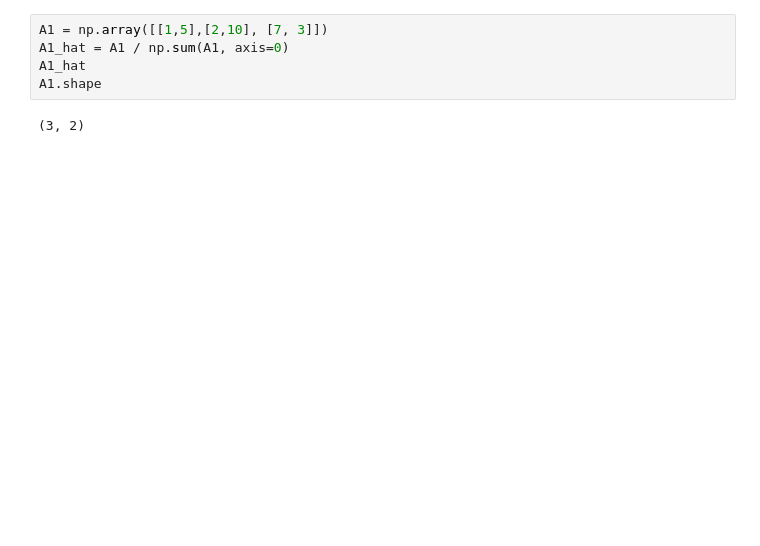
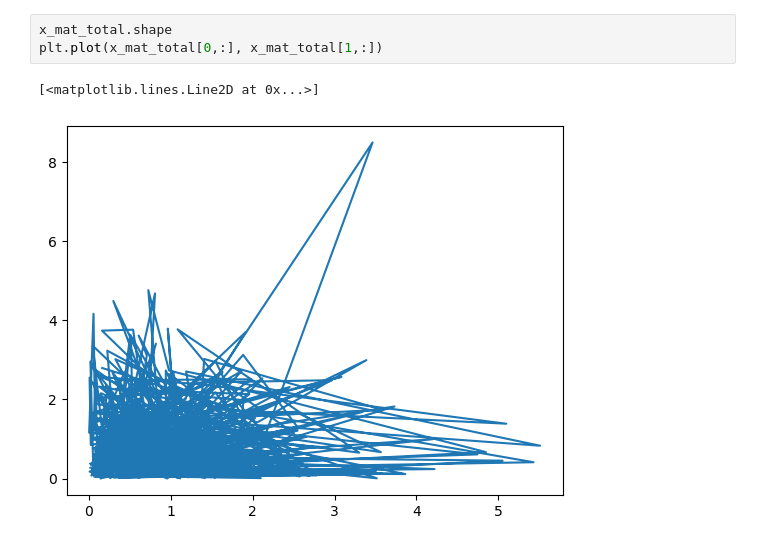
Before and after one commit to HyukpyoHong/Koopman-Operator, a Jupyter notebook: Lorenz_discrete_ortho.ipynb, the cells around one changed output. Drawn from its saved outputs; the diff is of its cells as text; blank space fills up the shorter version.

```diff
--- a/Lorenz_discrete_ortho.ipynb
+++ b/Lorenz_discrete_ortho.ipynb
@@ -357,7 +207,6 @@ plt.legend(["PageRank", "Subsampled PageRank"])
 # %%
-A1 = np.array([[1,5],[2,10], [7, 3]])
-A1_hat = A1 / np.sum(A1, axis=0)
-A1_hat
-A1.shape
+x_mat_total.shape
+plt.plot(x_mat_total[0,:], x_mat_total[1,:])
 # %% [output]
-(3, 2)
+[<matplotlib.lines.Line2D at 0x...>]
+[figure, added]
```
Also changed, not shown: parts of 11 cells of this notebook, 4 other files.
